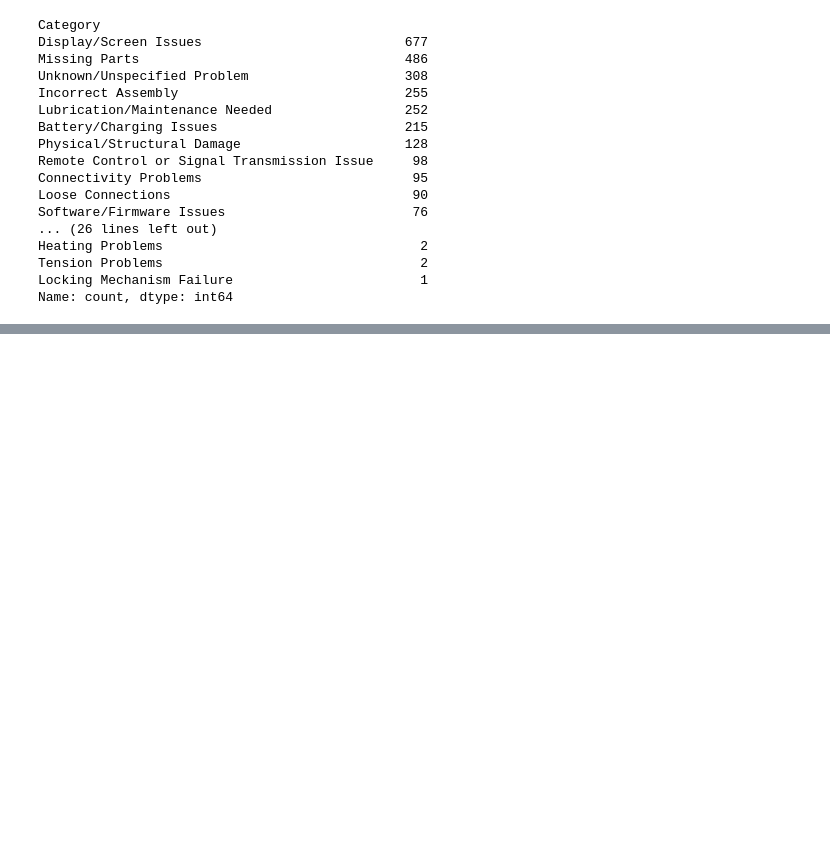
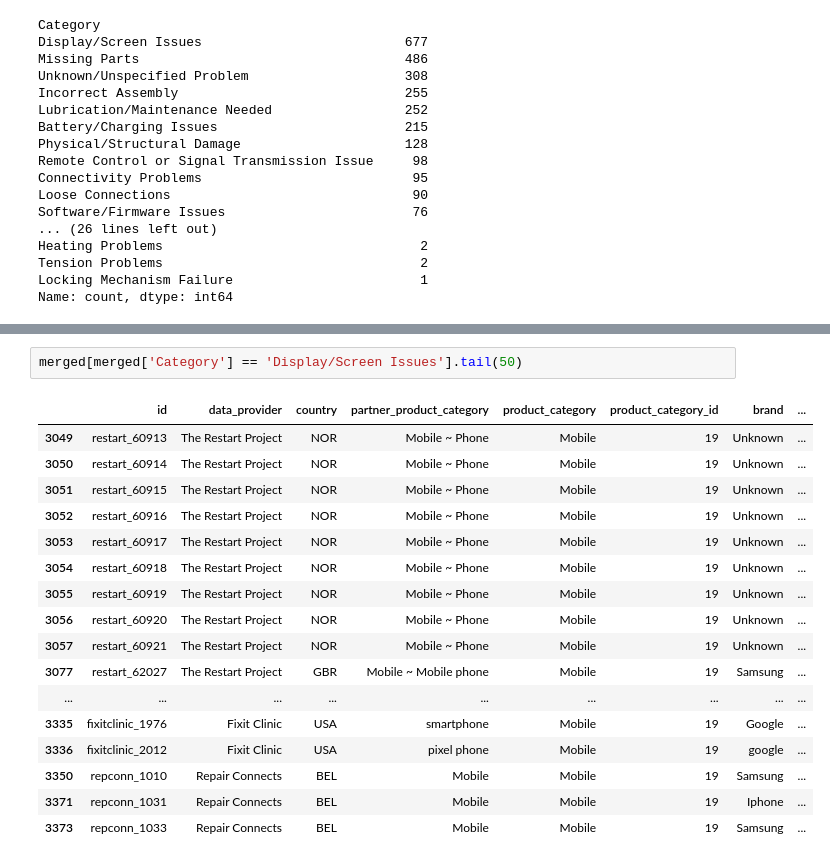
Before and after one commit to annikamcginnis/open-repair, a Jupyter notebook: Categorizing Mobile Problems Using Embeddings.ipynb, the cells around one changed output, grey strips where cells are left out. Cells and saved outputs as stored; diff of their text form; blank space fills up the shorter version.

```diff
--- a/Categorizing Mobile Problems Using Embeddings.ipynb
+++ b/Categorizing Mobile Problems Using Embeddings.ipynb
@@ -251,0 +250,20 @@ merged
+# %%
+merged[merged['Category'] == 'Display/Screen Issues'].tail(50)
+# %% [output]
+|  | id | data_provider | country | partner_product_category | product_category | product_category_id | brand | ... |
+| 3049 | restart_60913 | The Restart Project | NOR | Mobile ~ Phone | Mobile | 19 | Unknown | ... |
+| 3050 | restart_60914 | The Restart Project | NOR | Mobile ~ Phone | Mobile | 19 | Unknown | ... |
+| 3051 | restart_60915 | The Restart Project | NOR | Mobile ~ Phone | Mobile | 19 | Unknown | ... |
+| 3052 | restart_60916 | The Restart Project | NOR | Mobile ~ Phone | Mobile | 19 | Unknown | ... |
+| 3053 | restart_60917 | The Restart Project | NOR | Mobile ~ Phone | Mobile | 19 | Unknown | ... |
+| 3054 | restart_60918 | The Restart Project | NOR | Mobile ~ Phone | Mobile | 19 | Unknown | ... |
+| 3055 | restart_60919 | The Restart Project | NOR | Mobile ~ Phone | Mobile | 19 | Unknown | ... |
+| 3056 | restart_60920 | The Restart Project | NOR | Mobile ~ Phone | Mobile | 19 | Unknown | ... |
+| 3057 | restart_60921 | The Restart Project | NOR | Mobile ~ Phone | Mobile | 19 | Unknown | ... |
+| 3077 | restart_62027 | The Restart Project | GBR | Mobile ~ Mobile phone | Mobile | 19 | Samsung | ... |
+| ... | ... | ... | ... | ... | ... | ... | ... | ... |
+| 3335 | fixitclinic_1976 | Fixit Clinic | USA | smartphone | Mobile | 19 | Google | ... |
+| 3336 | fixitclinic_2012 | Fixit Clinic | USA | pixel phone | Mobile | 19 | google | ... |
+| 3350 | repconn_1010 | Repair Connects | BEL | Mobile | Mobile | 19 | Samsung | ... |
+| 3371 | repconn_1031 | Repair Connects | BEL | Mobile | Mobile | 19 | Iphone | ... |
+| 3373 | repconn_1033 | Repair Connects | BEL | Mobile | Mobile | 19 | Samsung | ... |
```
Also changed, not shown: parts of 14 cells of this notebook, 3 other files.
